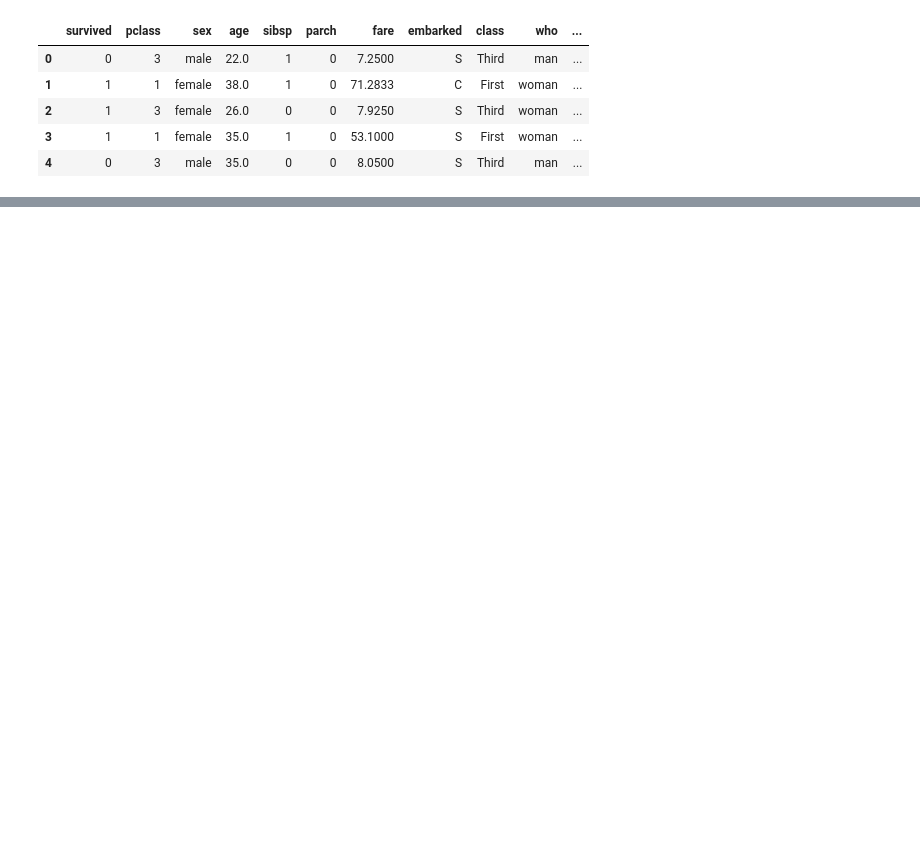
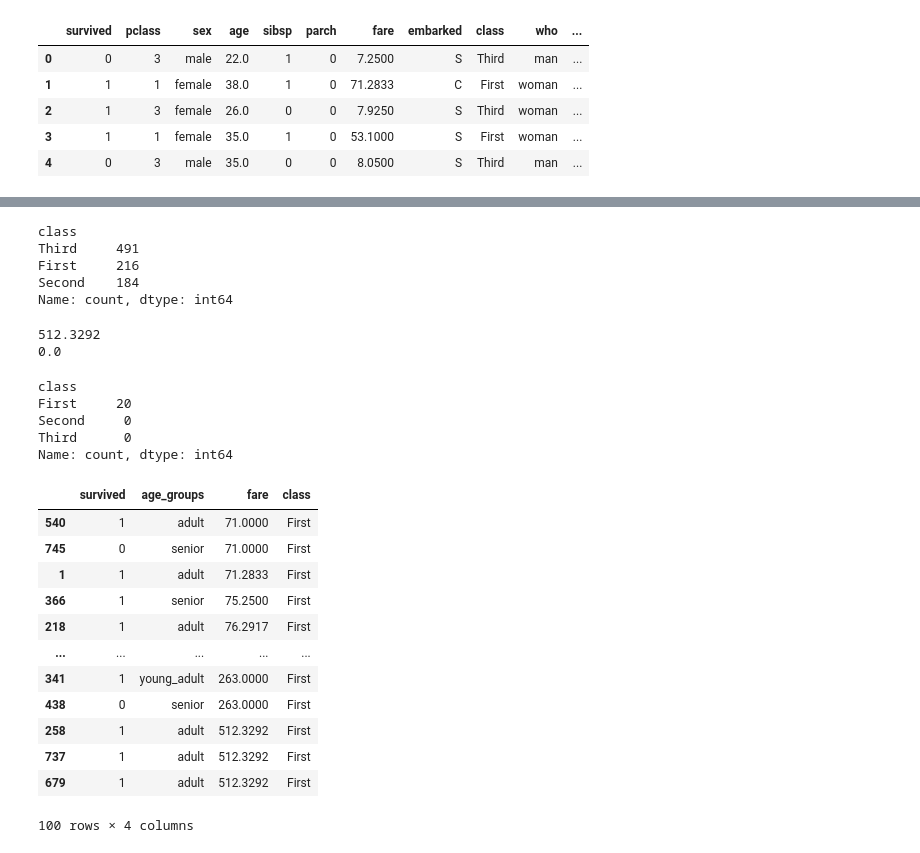
Before and after one commit to DATA-Meta/https-github.com-DATA-Meta-Python_for_DataScience, a Jupyter notebook: Pandas_tips_tricks/Pandas_01.ipynb, the cells around one changed output, grey strips where cells are left out. Drawn from its saved outputs; the diff is of its cells as text; code cells hidden in the pictures; blank space fills up the shorter version.

```diff
--- a/Pandas_tips_tricks/Pandas_01.ipynb
+++ b/Pandas_tips_tricks/Pandas_01.ipynb
@@ -1343,0 +1381,7 @@ dtype: int64
+# %%
+#feature engineering
+# binning the age column into 7 categories
+bins = [0,1,5,12,18,30,50,80]
+labels = ['infant', 'toddler', 'kids', 'teenager', 'young_adult', 'adult', 'senior']
+# which columns convert to binned column
+df['binned_age'] = pd.cut(df['age'], bins=bins, labels=labels)
@@ -1343,0 +1409,3 @@ dtype: int64
+# %%
+#renaming the column
+df.rename(columns={'binned_age':'age_groups'}, inplace=True)
@@ -1343,0 +1431,2 @@ dtype: int64
+# %%
+df_01 = df[['survived', 'age_groups', 'fare', 'class']]
@@ -1343,0 +1455,8 @@ dtype: int64
+# %%
+df['class'].value_counts()
+# %% [output]
+class
+Third     491
+First     216
+Second    184
+Name: count, dtype: int64
@@ -1343,0 +1466,33 @@ dtype: int64
+# %%
+# for numerical variable rows criteria
+print(df['fare'].max())
+print(df['fare'].min())
+# %% [output]
+512.3292
+0.0
+# %%
+# lets select only those rows who have paid fare more than 200
+df_200 = df_01[df_01['fare']>200]
+df_200['class'].value_counts()
+# %% [output]
+class
+First     20
+Second     0
+Third      0
+Name: count, dtype: int64
+# %%
+df_01[(df_01['fare'] > 70) & (df_01['class']=='First')].sort_values(by='fare')
+# %% [output]
+|  | survived | age_groups | fare | class |
+| 540 | 1 | adult | 71.0000 | First |
+| 745 | 0 | senior | 71.0000 | First |
+| 1 | 1 | adult | 71.2833 | First |
+| 366 | 1 | senior | 75.2500 | First |
+| 218 | 1 | adult | 76.2917 | First |
+| ... | ... | ... | ... | ... |
+| 341 | 1 | young_adult | 263.0000 | First |
+| 438 | 0 | senior | 263.0000 | First |
+| 258 | 1 | adult | 512.3292 | First |
+| 737 | 1 | adult | 512.3292 | First |
+| 679 | 1 | adult | 512.3292 | First |
+100 rows × 4 columns
```
Also changed, not shown: parts of 19 cells of this notebook, 34 other files.
